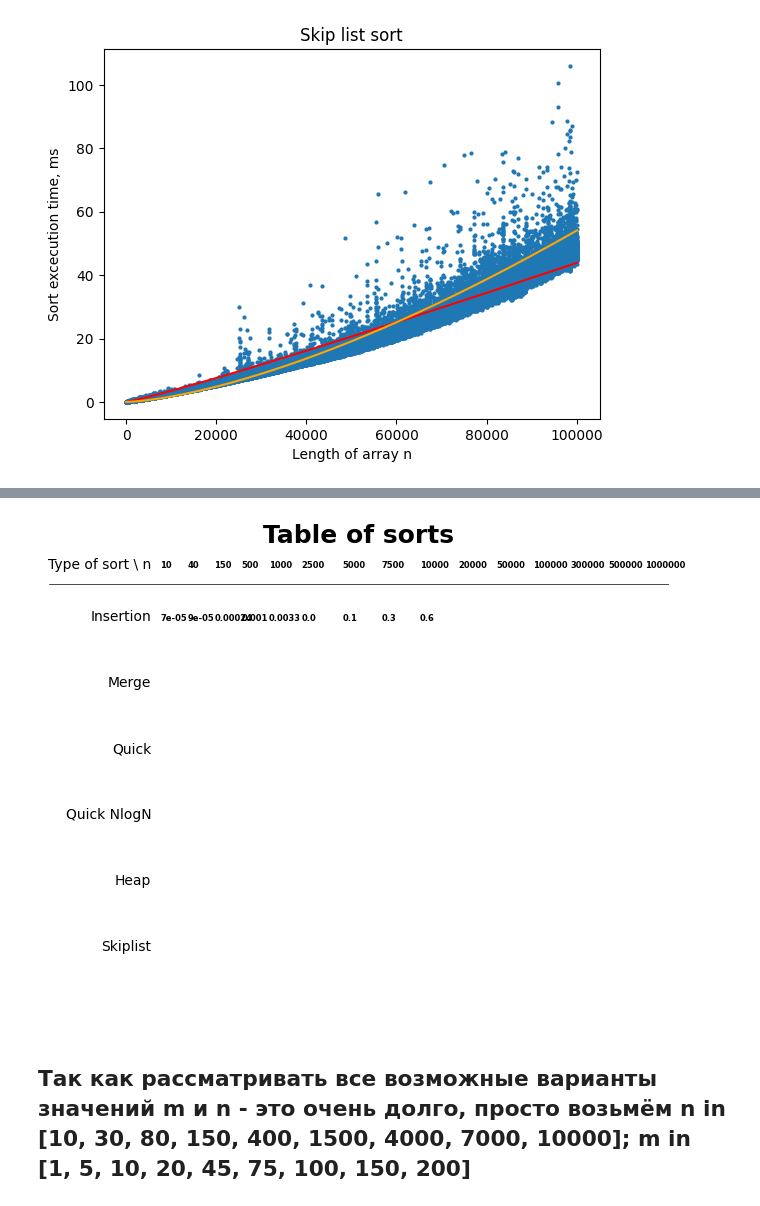
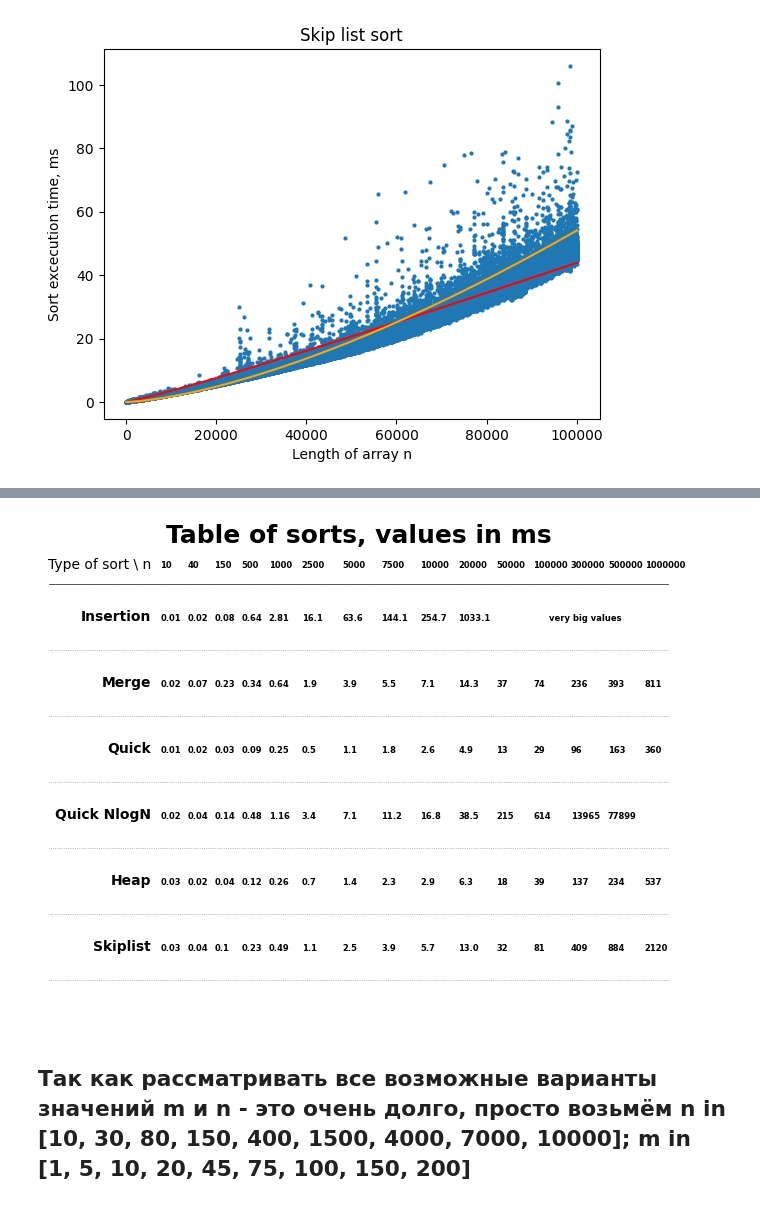
Before and after one commit to Octopupu5/DSAA_HW_sorts, a Jupyter notebook: generator.ipynb, the cells around one changed output, grey strips where cells are left out. Drawn from its saved outputs; the diff is of its cells as text; code cells hidden in the pictures.

```diff
--- a/generator.ipynb
+++ b/generator.ipynb
@@ -175,38 +212,62 @@ plt.show()
 # %%
 ntests = [10, 40, 150, 500, 1000, 2500, 5000, 7500, 10000, 20000, 50000, 100000, 300000, 500000, 1000000]
 types_of_sorts = ["Insertion", "Merge", "Quick", "Quick NlogN", "Heap", "Skiplist"]
-insertion_tests = [7.22E-05, 8.84E-05, 0.00024149496, 0.00099501276, 0.0033037284, 0.039370408, 0.14537212, 0.3192294, 0.5632538]
+insertion_tests = [1.383E-05, 1.832E-05, 8.062E-05, 0.00064453, 0.00281347, 0.01610034, 0.06363654, 0.144059, 0.254709, 1.0331]
 merge_tests = [2.49E-05, 0.0000715214, 0.0002340316, 0.0003368128, 0.0006374556, 0.0019489626, 0.0038576212, 0.0055058952,
                0.0070928256, 0.0143219446, 0.03725022, 0.074277916, 0.2362212912, 0.3938808, 0.8118994]
 qsort_tests = [1.46E-05, 1.79E-05, 3.26E-05, 9.36E-05, 0.000245613, 0.0004876376, 0.001107584, 0.001837016,
                0.002602716, 0.004931068, 0.01380158, 0.02933614, 0.09639222, 0.163707, 0.360239]
-qsort_nlogn_tests = []
+qsort_nlogn_tests = [2.377E-05, 4.156e-05, 0.00014316, 0.00047767, 0.00116303, 0.00341158, 0.00710555,
+               0.01116396, 0.01683226, 0.03854926, 0.2152154, 0.6144878, 13.96546, 77.89946, "Very big"]
 heap_tests = [3.4733E-05, 2.07418E-05, 4.34616E-05, 0.000116561, 0.0002614382, 0.0007121566, 0.00135945,
               0.002287592, 0.002861662, 0.006280428, 0.01872828, 0.0391922, 0.1370568, 0.2346942, 0.5371392]
 skiplist_tests = [3.394E-05, 4.33E-05, 0.00010098, 0.00023449, 0.00048765, 0.00112804, 0.00246293, 0.00390321,
               0.00566682, 0.01304138, 0.03227925, 0.08183625, 0.40933815, 0.88446923, 2.12028154]
 
 
 fig, ax = plt.subplots(figsize=(8,6))
 rows = 5
 cols = 80
 ax.set_ylim(-1, rows + 1)
 ax.set_xlim(-17, cols + 6)
-ax.set_title('Table of sorts', loc='center', fontsize=18, weight='bold')
+ax.set_title('Table of sorts, values in ms', loc='center', fontsize=18, weight='bold')
 ax.text(x=0, y=5.8, s='Type of sort \ n', va='center', ha='right')
 
 for i in range(15):
   if i < 5: ax.text(1.5 + 4.5 * i, 5.75, ntests[i], weight='bold', ha='left', size=6, fontdict=None)
   else : ax.text(6 * i - 30 / (i + 1), 5.75, ntests[i], weight='bold', ha='left', size=6, fontdict=None)
-for i in range(9):
-  if i < 5: ax.text(1.5 + 4.5 * i, 4.95, round(insertion_tests[i], 5), weight='bold', ha='left', size=6, fontdict=None)
-  else : ax.text(6 * i - 30 / (i + 1), 4.95, round(insertion_tests[i], 1), weight='bold', ha='left', size=6, fontdict=None)
+for i in range(10):
+  if i < 5: ax.text(1.5 + 4.5 * i, 4.95, round(insertion_tests[i] * 1000, 2), weight='bold', ha='left', size=6, fontdict=None)
+  else : ax.text(6 * i - 30 / (i + 1), 4.95, round(insertion_tests[i] * 1000, 1), weight='bold', ha='left', size=6, fontdict=None)
+ax.text(6 * 9 - 30 / 10 + 15, 4.95, "very big values", weight='bold', ha='left', size=6, fontdict=None)
+for i in range(15):
+  if i < 5: ax.text(1.5 + 4.5 * i, 3.95, round(merge_tests[i] * 1000, 2), weight='bold', ha='left', size=6, fontdict=None)
+  elif i < 10 : ax.text(6 * i - 30 / (i + 1), 3.95, round(merge_tests[i] * 1000, 1), weight='bold', ha='left', size=6, fontdict=None)
+  else : ax.text(6 * i - 30 / (i + 1), 3.95, int(merge_tests[i] * 1000), weight='bold', ha='left', size=6, fontdict=None)
+for i in range(15):
+  if i < 5: ax.text(1.5 + 4.5 * i, 2.95, round(qsort_tests[i] * 1000, 2), weight='bold', ha='left', size=6, fontdict=None)
+  elif i < 10 : ax.text(6 * i - 30 / (i + 1), 2.95, round(qsort_tests[i] * 1000, 1), weight='bold', ha='left', size=6, fontdict=None)
+  else : ax.text(6 * i - 30 / (i + 1), 2.95, int(qsort_tests[i] * 1000), weight='bold', ha='left', size=6, fontdict=None)
+for i in range(14):
+  if i < 5: ax.text(1.5 + 4.5 * i, 1.95, round(qsort_nlogn_tests[i] * 1000, 2), weight='bold', ha='left', size=6, fontdict=None)
+  elif i < 10 : ax.text(6 * i - 30 / (i + 1), 1.95, round(qsort_nlogn_tests[i] * 1000, 1), weight='bold', ha='left', size=6, fontdict=None)
+  else : ax.text(6 * i - 30 / (i + 1), 1.95, int(qsort_nlogn_tests[i] * 1000), weight='bold', ha='left', size=6, fontdict=None)
+for i in range(15):
+  if i < 5: ax.text(1.5 + 4.5 * i, 0.95, round(heap_tests[i] * 1000, 2), weight='bold', ha='left', size=6, fontdict=None)
+  elif i < 10 : ax.text(6 * i - 30 / (i + 1), 0.95, round(heap_tests[i] * 1000, 1), weight='bold', ha='left', size=6, fontdict=None)
+  else : ax.text(6 * i - 30 / (i + 1), 0.95, int(heap_tests[i] * 1000), weight='bold', ha='left', size=6, fontdict=None)
+for i in range(15):
+  if i < 5: ax.text(1.5 + 4.5 * i, -0.05, round(skiplist_tests[i] * 1000, 2), weight='bold', ha='left', size=6, fontdict=None)
+  elif i < 10 : ax.text(6 * i - 30 / (i + 1), -0.05, round(skiplist_tests[i] * 1000, 1), weight='bold', ha='left', size=6, fontdict=None)
+  else : ax.text(6 * i - 30 / (i + 1), -0.05, int(skiplist_tests[i] * 1000), weight='bold', ha='left', size=6, fontdict=None)
 ax.axis('off')
 ax.plot([-17, 90], [5.5, 5.5], lw='.5', c='black')
 for row in range(6):
-    ax.text(x=0, y=row, s=types_of_sorts[5 - row], va='center', ha='right')
+    ax.text(x=0, y=row, s=types_of_sorts[5 - row], va='center', ha='right', weight='bold')
+for row in range(80):
+    ax.plot([-17, cols + 10], [row -.5, row - .5], ls=':', lw='.5', c='grey')
 # %% [output]
-[figure, old version]
+[figure, new version]
 # %% [markdown]
 ## Так как рассматривать все возможные варианты значений m и n - это очень долго, просто возьмём n in [10, 30, 80, 150, 400, 1500, 4000, 7000, 10000]; m in [1, 5, 10, 20, 45, 75, 100, 150, 200]
 # %%
```
Also changed, not shown: parts of 13 cells of this notebook, 11 other files.
